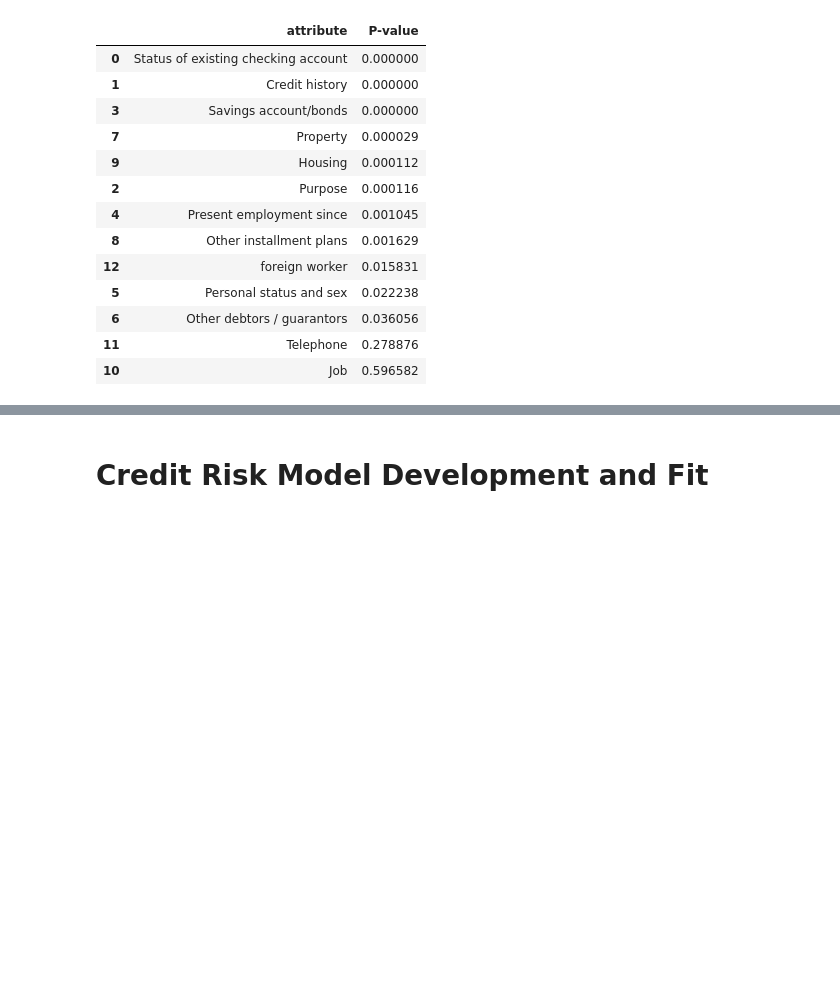
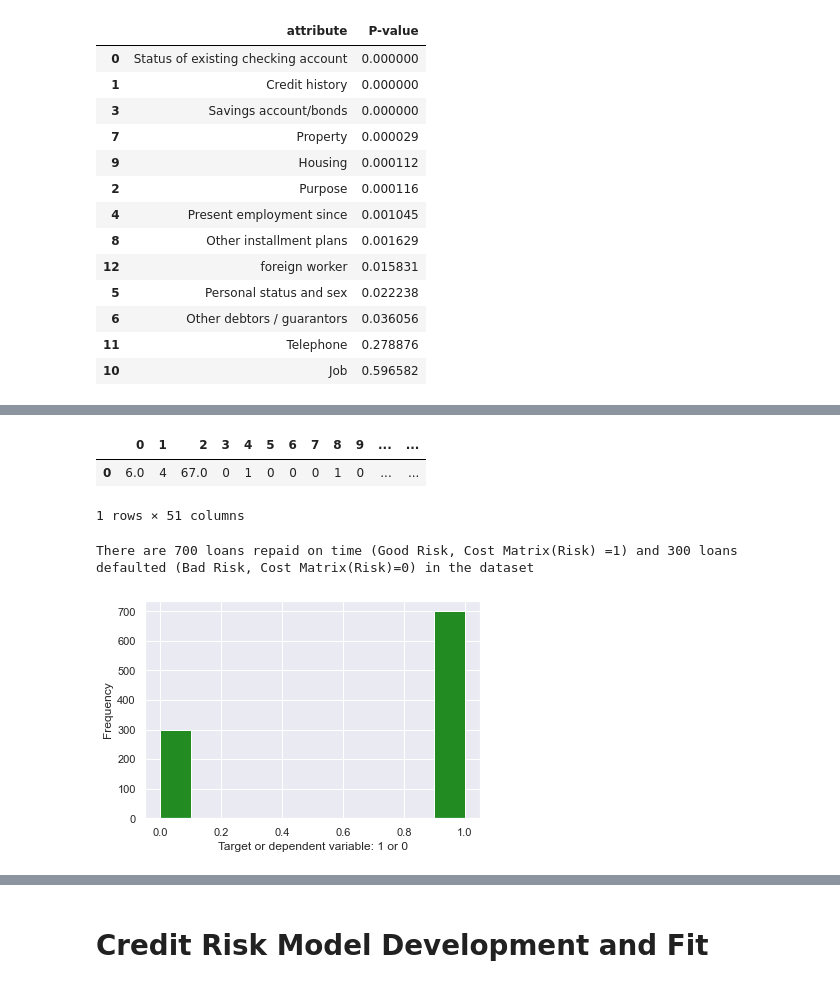
Before and after one commit to abelunbound/CreditRisk726, a Jupyter notebook: com726creditriskassessment.ipynb, the cells around one changed output, grey strips where cells are left out. Drawn from its saved outputs; the diff is of its cells as text; code cells hidden in the pictures; blank space fills up the shorter version.

```diff
--- a/com726creditriskassessment.ipynb
+++ b/com726creditriskassessment.ipynb
@@ -463,0 +650,8 @@ p_values_continous
+# %%
+# x_test has column names replaced with index numbers, do the same for df_dummies_test
+df_dummies_test.columns = range(len(df_dummies_test.columns))
+df_dummies_test
+# %% [output]
+|  | 0 | 1 | 2 | 3 | 4 | 5 | 6 | 7 | 8 | 9 | ... | ... |
+| 0 | 6.0 | 4 | 67.0 | 0 | 1 | 0 | 0 | 0 | 1 | 0 | ... | ... |
+1 rows × 51 columns
@@ -463,0 +695,36 @@ p_values_continous
+# %%
+# Target Variable distribution
+
+
+### OOP Target Data Distribution
+
+# Replace "Good Risk" and "Bad Risk" with "1" and "0" so it's possible to count occurrence
+# Use back up data - create a copy from it.
+
+df_dist = backup_ger_credit_df.copy()
+
+class Replacer:
+    def __init__(self, df_dist):
+        self.df_dist = df_dist
+
+    def replace_value(self):
+        risk = {"Good Risk": 1, "Bad Risk": 0}
+        self.df_dist["Credit Risk"] = self.df_dist["Credit Risk"].map(risk)
+
+
+df_replaced = Replacer(df_dist)
+df_replaced.replace_value()
+df_dist_replaced = df_replaced.df_dist
+
+# Plot graph
+
+df_dist_replaced['Credit Risk'].astype(int).plot.hist(color='forestgreen').set_xlabel('Target or dependent variable: 1 or 0');
+
+count = df_dist_replaced['Credit Risk'].value_counts()
+good_risk = count[1]
+bad_risk = count[0]
+
+print("There are {} loans repaid on time (Good Risk, Cost Matrix(Risk) =1) and {} loans defaulted (Bad Risk, Cost Matrix(Risk)=0) in the dataset".format(good_risk, bad_risk))
+# %% [output]
+There are 700 loans repaid on time (Good Risk, Cost Matrix(Risk) =1) and 300 loans defaulted (Bad Risk, Cost Matrix(Risk)=0) in the dataset
+[figure, added]
```
Also changed, not shown: parts of 52 cells of this notebook, 2 other files.
